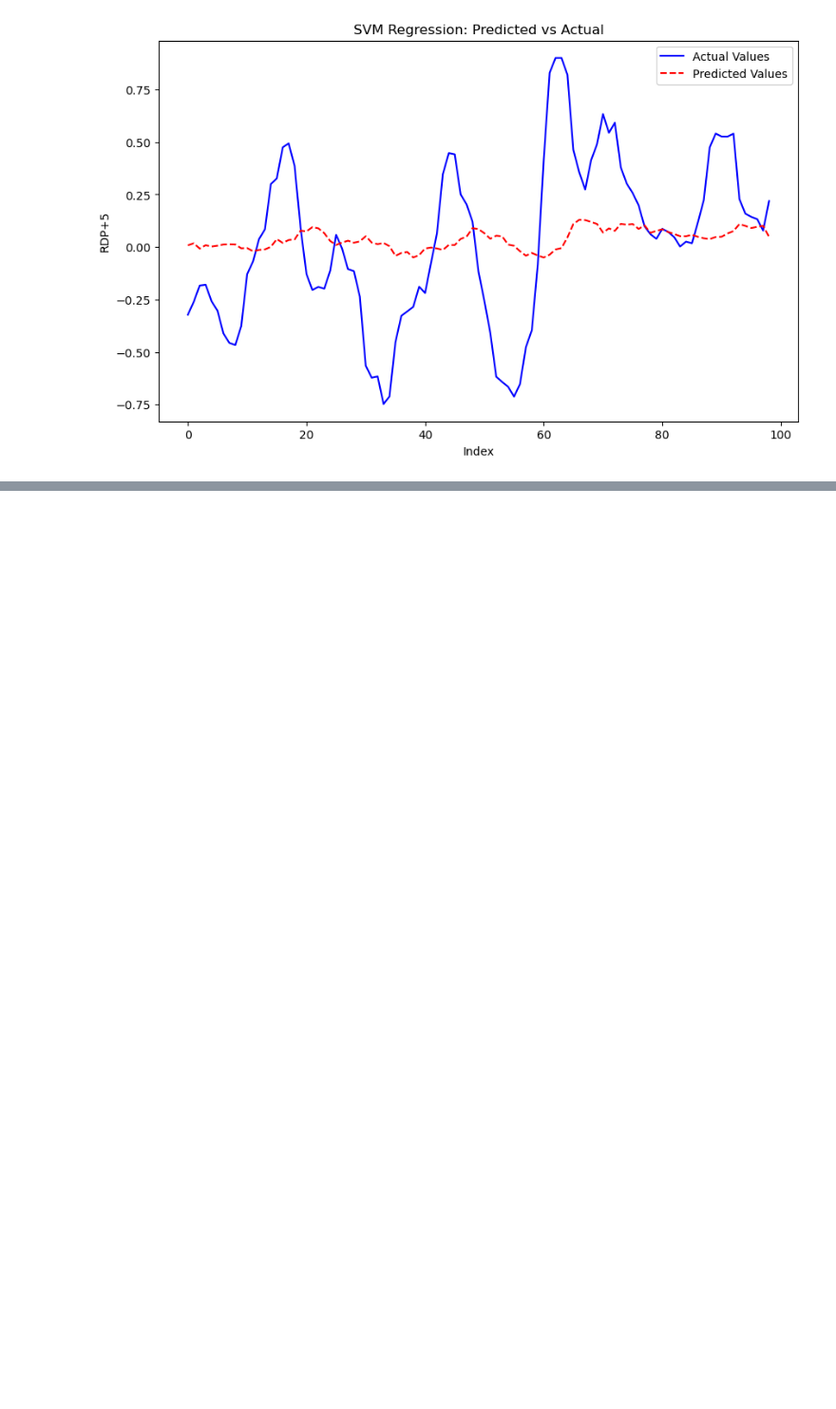
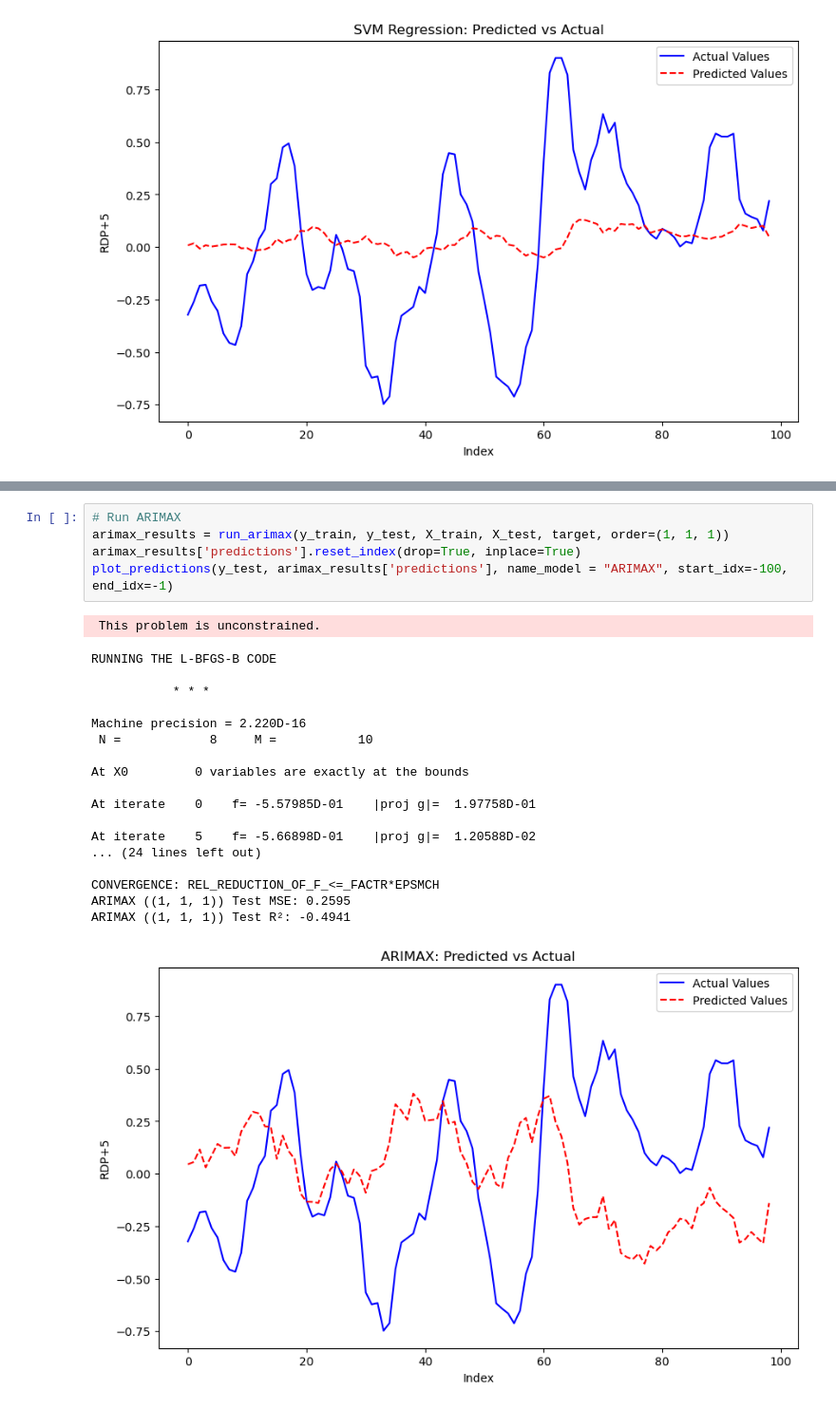
Before and after one commit to Jimmy-Bao-01/AML_project, a Jupyter notebook: nb_new_data.ipynb, the cells around one changed output, grey strips where cells are left out. Shown at 95% size. Cells and saved outputs as stored; diff of their text form; blank space fills up the shorter version.

```diff
--- a/nb_new_data.ipynb
+++ b/nb_new_data.ipynb
@@ -335,0 +438,25 @@ plot_predictions(y_test, test_predictions, start_idx=-100, end_idx=-1)
+# %%
+# Run ARIMAX
+arimax_results = run_arimax(y_train, y_test, X_train, X_test, target, order=(1, 1, 1))
+arimax_results['predictions'].reset_index(drop=True, inplace=True)
+plot_predictions(y_test, arimax_results['predictions'], name_model = "ARIMAX", start_idx=-100, end_idx=-1)
+# %% [output]
+ This problem is unconstrained.
+RUNNING THE L-BFGS-B CODE
+
+           * * *
+
+Machine precision = 2.220D-16
+ N =            8     M =           10
+
+At X0         0 variables are exactly at the bounds
+
+At iterate    0    f= -5.57985D-01    |proj g|=  1.97758D-01
+
+At iterate    5    f= -5.66898D-01    |proj g|=  1.20588D-02
+... (24 lines left out)
+
+CONVERGENCE: REL_REDUCTION_OF_F_<=_FACTR*EPSMCH
+ARIMAX ((1, 1, 1)) Test MSE: 0.2595
+ARIMAX ((1, 1, 1)) Test R²: -0.4941
+[figure, added]
```
Also changed, not shown: parts of 13 cells of this notebook, 4 other files.
